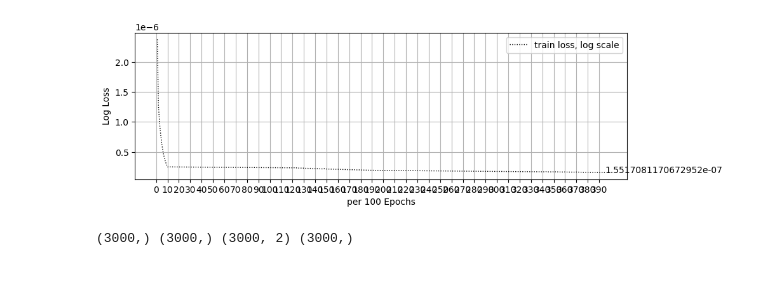
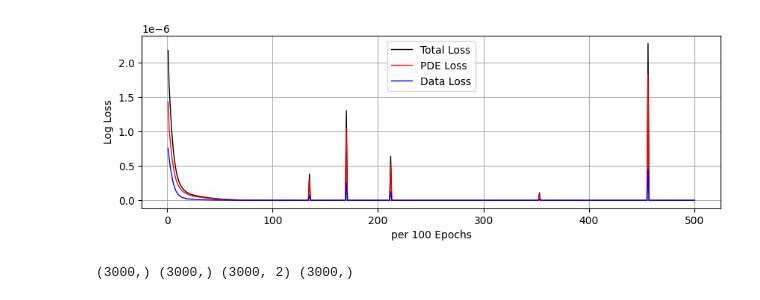
Before and after one commit to komingsu/piml, a Jupyter notebook: Exercise_Alone/f(x,y)=Asin(Bx)sin(Cy)/pre_training.ipynb, the cells around one changed output. Drawn from its saved outputs; the diff is of its cells as text; code cells hidden in the pictures.

```diff
--- a/Exercise_Alone/f(x,y)=Asin(Bx)sin(Cy)/pre_training.ipynb
+++ b/Exercise_Alone/f(x,y)=Asin(Bx)sin(Cy)/pre_training.ipynb
@@ -176,16 +207,26 @@ net.train()
 # %%
 plt.figure(figsize=(10,3))
-loss = np.log1p(net.loss_hist)
-epochs = range(1, 1+len(loss))
-xbins = range(0, len(loss)+1, 10)
-plt.plot(epochs, loss, lw=1,linestyle=':', label='train loss, log scale', c="k")
-plt.legend();plt.grid(True);plt.xticks(xbins)
-plt.xlabel('per 100 Epochs');plt.ylabel('Log Loss')
-x, y = epochs[-1], loss[-1]
-plt.text(x, y, y)
+t_loss = np.log1p(net.total_loss_hist)
+p_loss = np.log1p(net.pde_loss_hist)
+d_loss = np.log1p(net.data_loss_hist)
+epochs = range(1, 1+len(t_loss))
+# xbins = range(0, len(t_loss)+1, 50)
+# plt.plot(epochs[:100], t_loss[:100], lw=1,linestyle='-', label='Total Loss', c="k")
+# plt.plot(epochs[:100], p_loss[:100], lw=1,linestyle='-', label='PDE Loss', c="r")
+# plt.plot(epochs[:100], d_loss[:100], lw=1,linestyle='-', label='Data Loss', c="b")
+plt.plot(epochs, t_loss, lw=1,linestyle='-', label='Total Loss', c="k")
+plt.plot(epochs, p_loss, lw=1,linestyle='-', label='PDE Loss', c="r")
+plt.plot(epochs, d_loss, lw=1,linestyle='-', label='Data Loss', c="b")
+plt.legend()
+plt.grid(True)
+# plt.xticks(xbins)
+plt.xlabel('per 100 Epochs')
+plt.ylabel('Log Loss')
+# x, y = epochs[-1], loss[-1]
+# plt.text(x, y, y)
 plt.show()
 # %% [output]
-[figure, old version]
+[figure, new version]
 # %%
 # 데이터 불러오기
 # 데이터에 대해서는 ./make_dataset.ipynb 에서 확인
```
Also changed, not shown: parts of 9 cells of this notebook, 1 other file.
